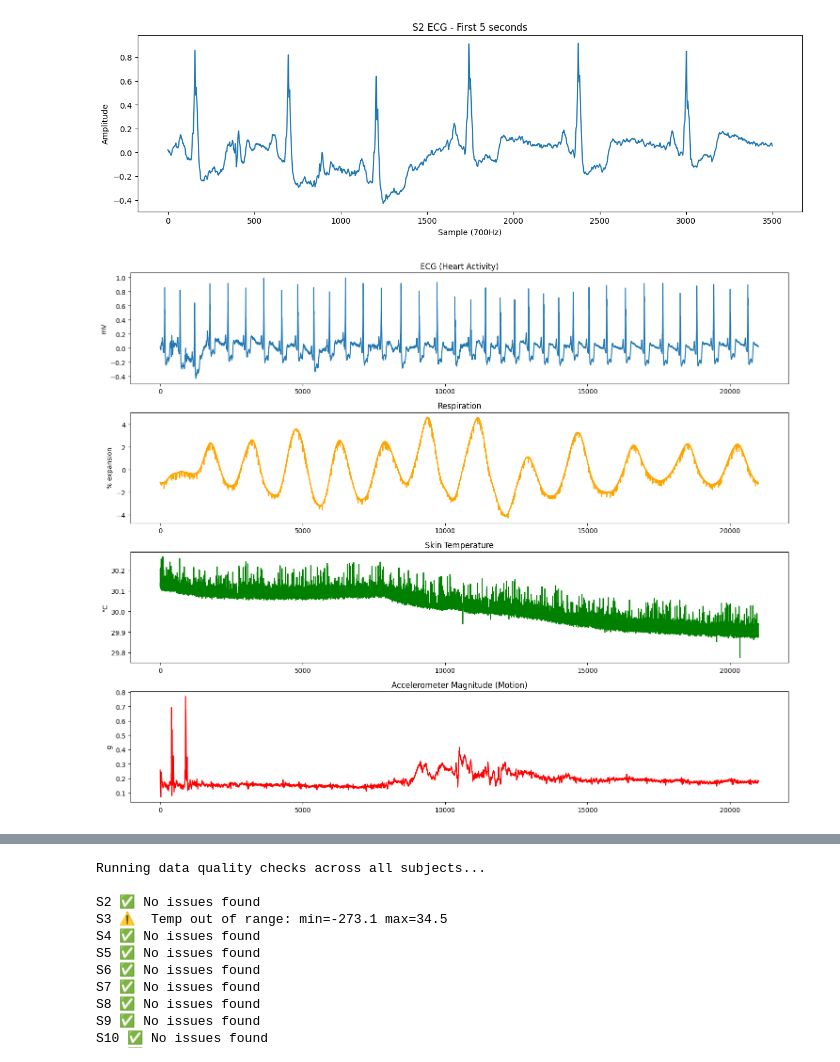
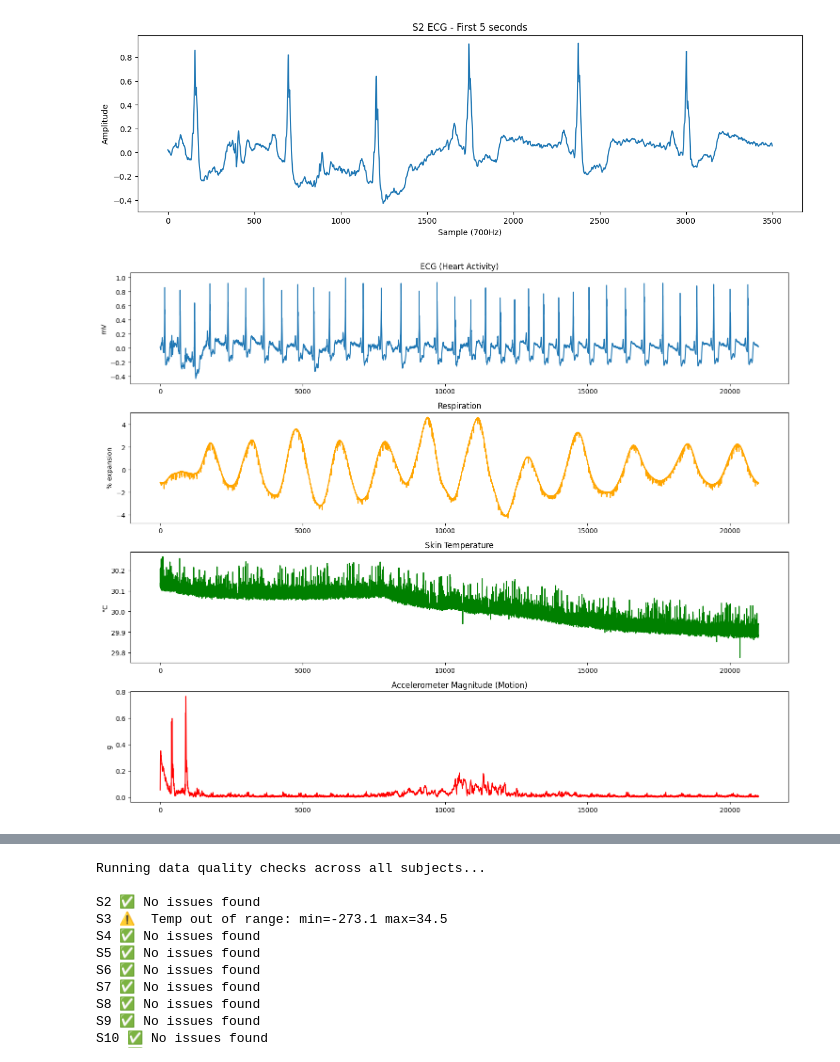
Before and after one commit to dulhara79/R26-DS-012, a Jupyter notebook: Self-supervised Physiological Biosensors/Notebooks/01_WESAD_EDA.ipynb, the cells around one changed output, grey strips where cells are left out. Saved outputs shown, nothing was run; the diff lists cells and outputs as text; code cells hidden in the pictures.

```diff
--- a/Self-supervised Physiological Biosensors/Notebooks/01_WESAD_EDA.ipynb
+++ b/Self-supervised Physiological Biosensors/Notebooks/01_WESAD_EDA.ipynb
@@ -142,40 +146,48 @@ plt.show()
 # %%
 fig, axes = plt.subplots(4, 1, figsize=(15, 12))
 
 ecg = chest['ECG'].flatten()
 resp = chest['Resp'].flatten()
 temp = chest['Temp'].flatten()
 acc = chest['ACC']
-# Remove gravity by subtracting per-axis mean across the full recording
-# (valid for chest device in controlled lab — subject is mostly stationary)
-acc_0 = acc[:,0] - np.mean(acc[:,0])
-acc_1 = acc[:,1] - np.mean(acc[:,1])
-acc_2 = acc[:,2] - np.mean(acc[:,2])
-acc_mag = np.sqrt(acc_0**2 + acc_1**2 + acc_2**2)
+# --- High-pass filter to remove gravity properly ---
+fs = 700
+cutoff = 0.5
+nyq = 0.5 * fs
+order = 4
+b, a = signal.butter(order, cutoff / nyq, btype='high')
+
+# Filtering each axis before magnitude calculation
+acc_x_filt = signal.filtfilt(b, a, acc[:, 0])
+acc_y_filt = signal.filtfilt(b, a, acc[:, 1])
+acc_z_filt = signal.filtfilt(b, a, acc[:, 2])
+
+# New, cleaner magnitude
+acc_mag = np.sqrt(acc_x_filt**2 + acc_y_filt**2 + acc_z_filt**2)
 
 # Plot 30 seconds of data (700 x 30 = 21000 samples)
 samples = 21000
 
 axes[0].plot(ecg[:samples])
 axes[0].set_title('ECG (Heart Activity)')
 axes[0].set_ylabel('mV')
 
 axes[1].plot(resp[:samples], color='orange')
 axes[1].set_title('Respiration')
 axes[1].set_ylabel('% expansion')
 
 axes[2].plot(temp[:samples], color='green')
 axes[2].set_title('Skin Temperature')
 axes[2].set_ylabel('°C')
 
 axes[3].plot(acc_mag[:samples], color='red')
 axes[3].set_title('Accelerometer Magnitude (Motion)')
 axes[3].set_ylabel('g')
 
 plt.tight_layout()
 plt.show()
 # %% [output]
-[figure, old version]
+[figure, new version]
 # %%
 fig, axes = plt.subplots(4, 2, figsize=(20, 16))
 
```
Also changed, not shown: parts of 12 cells of this notebook.
